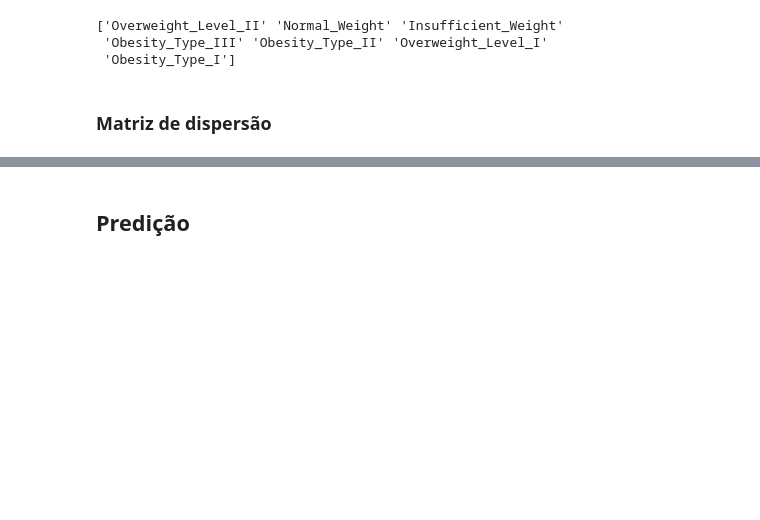
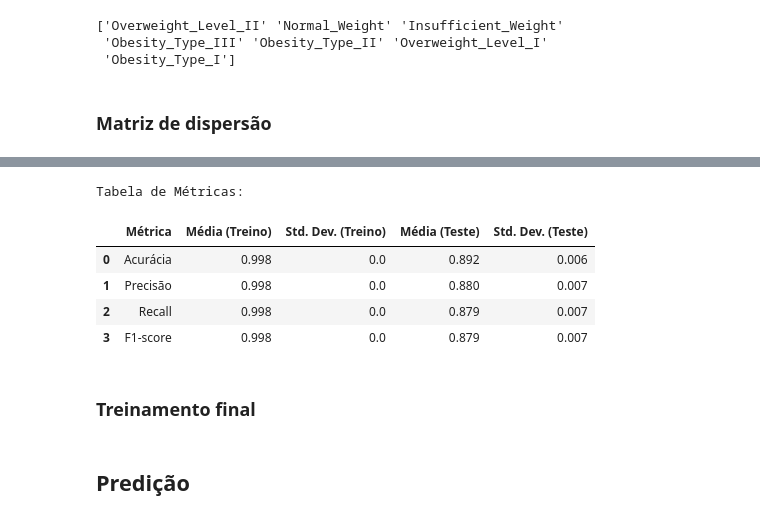
Before and after one commit to renanrms/datamining-t1, a Jupyter notebook: src/solution.ipynb, the cells around one changed output, grey strips where cells are left out. Cells and saved outputs as stored; diff of their text form; code cells hidden in the pictures; blank space fills up the shorter version.

```diff
--- a/src/solution.ipynb
+++ b/src/solution.ipynb
@@ -219,0 +364,49 @@ print(
+# %%
+metrics_df = pd.DataFrame(
+    {
+        "Métrica": [
+            "Acurácia",
+            "Precisão",
+            "Recall",
+            "F1-score",
+        ],
+        "Média (Treino)": [
+            np.mean(cv_results["train_accuracy"]),
+            np.mean(cv_results["train_precision_macro"]),
+            np.mean(cv_results["train_recall_macro"]),
+            np.mean(cv_results["train_f1_macro"]),
+        ],
+        "Std. Dev. (Treino)": [
+            np.std(cv_results["train_accuracy"]),
+            np.std(cv_results["train_precision_macro"]),
+            np.std(cv_results["train_recall_macro"]),
+            np.std(cv_results["train_f1_macro"]),
+        ],
+        "Média (Teste)": [
+            np.mean(cv_results["test_accuracy"]),
+            np.mean(cv_results["test_precision_macro"]),
+            np.mean(cv_results["test_recall_macro"]),
+            np.mean(cv_results["test_f1_macro"]),
+        ],
+        "Std. Dev. (Teste)": [
+            np.std(cv_results["test_accuracy"]),
+            np.std(cv_results["test_precision_macro"]),
+            np.std(cv_results["test_recall_macro"]),
+            np.std(cv_results["test_f1_macro"]),
+        ],
+    }
+)
+
+metrics_df = metrics_df.round(3)
+
+print("\nTabela de Métricas:")
+display(metrics_df)
+# %% [output]
+Tabela de Métricas:
+|  | Métrica | Média (Treino) | Std. Dev. (Treino) | Média (Teste) | Std. Dev. (Teste) |
+| 0 | Acurácia | 0.998 | 0.0 | 0.892 | 0.006 |
+| 1 | Precisão | 0.998 | 0.0 | 0.880 | 0.007 |
+| 2 | Recall | 0.998 | 0.0 | 0.879 | 0.007 |
+| 3 | F1-score | 0.998 | 0.0 | 0.879 | 0.007 |
+# %% [markdown]
+### Treinamento final
```
Also changed, not shown: parts of 33 cells of this notebook, 1 other file.
